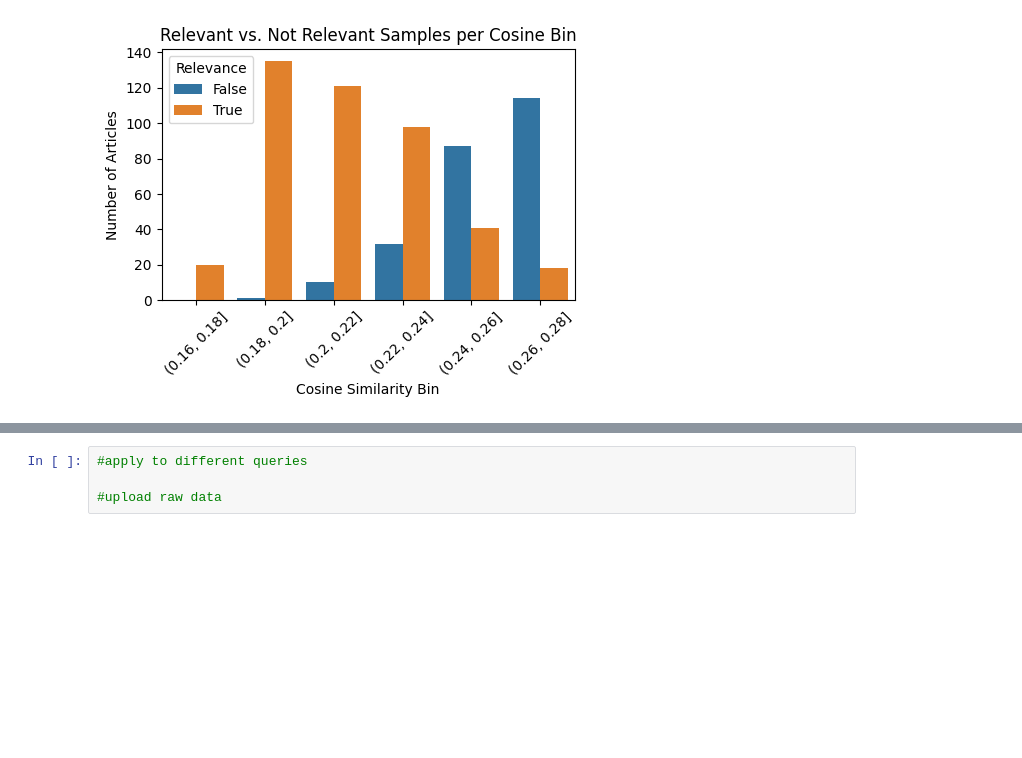
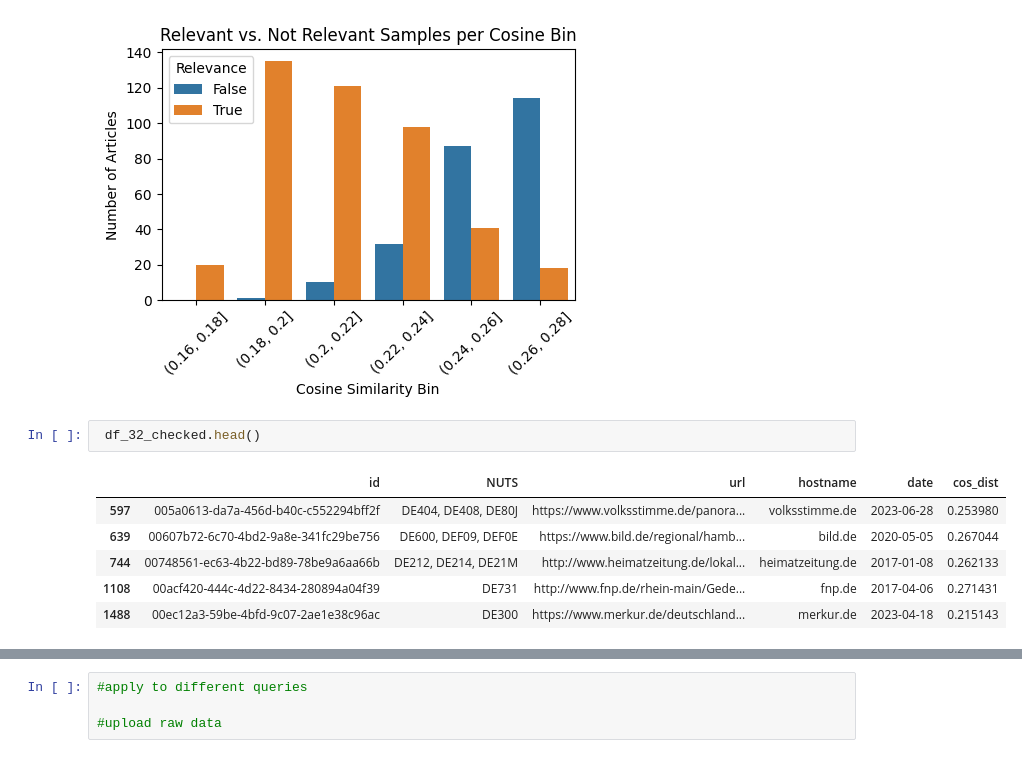
Before and after one commit to madelinemmiller18/geonews_femicide, a Jupyter notebook: experiments/exploratory/relevance_analysis.ipynb, the cells around one changed output, grey strips where cells are left out. Drawn from its saved outputs; the diff is of its cells as text; blank space fills up the shorter version.

```diff
--- a/experiments/exploratory/query_relevance_compare.ipynb
+++ b/experiments/exploratory/relevance_analysis.ipynb
@@ -245,6 +263,15 @@ plt.show()
 9         (0.26, 0.28]           False    114
 10        (0.26, 0.28]            True     18
 [figure]
+# %%
+ df_32_checked.head()
+# %% [output]
+|  | id | NUTS | url | hostname | date | cos_dist |
+| 597 | 005a0613-da7a-456d-b40c-c552294bff2f | DE404, DE408, DE80J | https://www.volksstimme.de/panora... | volksstimme.de | 2023-06-28 | 0.253980 |
+| 639 | 00607b72-6c70-4bd2-9a8e-341fc29be756 | DE600, DEF09, DEF0E | https://www.bild.de/regional/hamb... | bild.de | 2020-05-05 | 0.267044 |
+| 744 | 00748561-ec63-4b22-bd89-78be9a6aa66b | DE212, DE214, DE21M | http://www.heimatzeitung.de/lokal... | heimatzeitung.de | 2017-01-08 | 0.262133 |
+| 1108 | 00acf420-444c-4d22-8434-280894a04f39 | DE731 | http://www.fnp.de/rhein-main/Gede... | fnp.de | 2017-04-06 | 0.271431 |
+| 1488 | 00ec12a3-59be-4bfd-9c07-2ae1e38c96ac | DE300 | https://www.merkur.de/deutschland... | merkur.de | 2023-04-18 | 0.215143 |
 # %%
 #For all checked results, how many relavant/irrelavant articles are included in each cosine bin?
 
```
Also changed, not shown: parts of 7 cells of this notebook, 5 other files.
